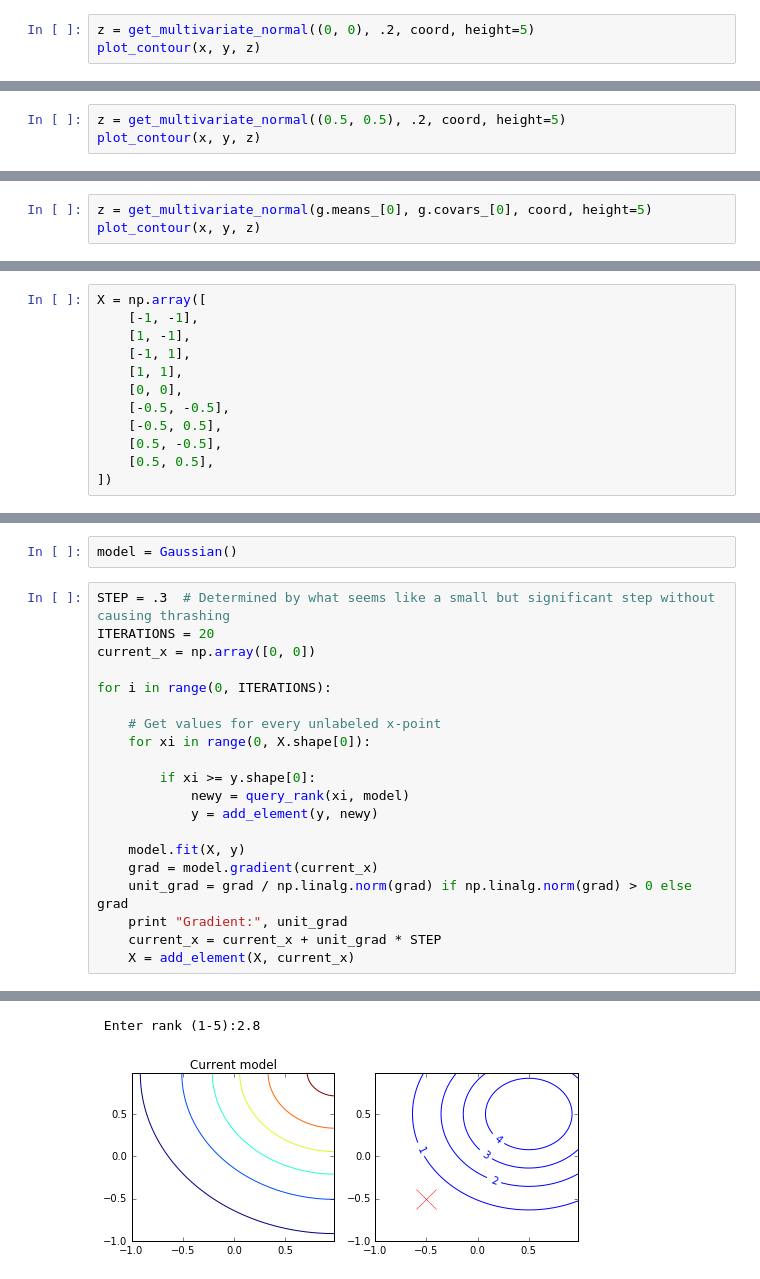
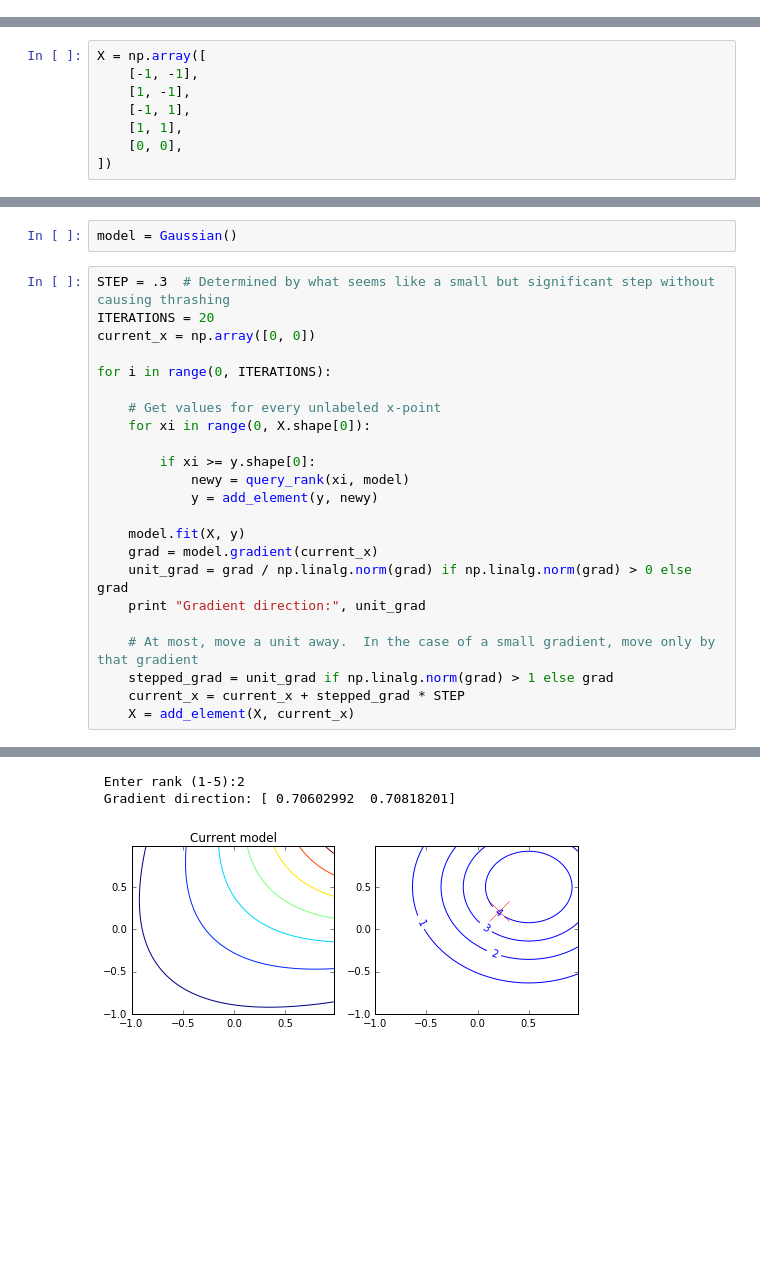
Before and after one commit to andrewhead/hri-project, a Jupyter notebook: proto/p4/Prototype 4 -- Steepest Ascent on a Multivariate Distribution.ipynb, the cells around one changed output, grey strips where cells are left out. Drawn from its saved outputs; the diff is of its cells as text; blank space fills up the shorter version.

```diff
--- a/proto/p4/Prototype 4 -- Steepest Ascent on a Multivariate Distribution.ipynb
+++ b/proto/p4/Prototype 4 -- Steepest Ascent on a Multivariate Distribution.ipynb
@@ -39,3 +23,0 @@ def plot_contour(x, y, z, levels=[0, 1, 2, 3, 4, 5]):
-# %%
-z = get_multivariate_normal((0, 0), .2, coord, height=5)
-plot_contour(x, y, z)
@@ -46,3 +23,0 @@ plot_contour(x, y, z)
-# %%
-z = get_multivariate_normal((0.5, 0.5), .2, coord, height=5)
-plot_contour(x, y, z)
@@ -62,3 +23,0 @@ GMM(covariance_type='full', init_params='wmc', min_covar=0.001,
-# %%
-z = get_multivariate_normal(g.means_[0], g.covars_[0], coord, height=5)
-plot_contour(x, y, z)
@@ -331,10 +223,6 @@ X = np.array([
     [-1, 1],
     [1, 1],
     [0, 0],
-    [-0.5, -0.5],
-    [-0.5, 0.5],
-    [0.5, -0.5],
-    [0.5, 0.5],
 ])
 # %%
 y = np.empty(0)
@@ -357,8 +245,11 @@ for i in range(0, ITERATIONS):
     model.fit(X, y)
     grad = model.gradient(current_x)
     unit_grad = grad / np.linalg.norm(grad) if np.linalg.norm(grad) > 0 else grad
-    print "Gradient:", unit_grad
-    current_x = current_x + unit_grad * STEP
+    print "Gradient direction:", unit_grad
+
+    # At most, move a unit away.  In the case of a small gradient, move only by that gradient
+    stepped_grad = unit_grad if np.linalg.norm(grad) > 1 else grad
+    current_x = current_x + stepped_grad * STEP
     X = add_element(X, current_x)
 # %% [output]
 [figure]
@@ -372,3 +263,4 @@ Enter rank (1-5):0
 [figure]
- Enter rank (1-5):2.8
+ Enter rank (1-5):2
+ Gradient direction: [ 0.70602992  0.70818201]
-[figure, old version]
+[figure, new version]
```
Also changed, not shown: parts of 28 cells of this notebook.
